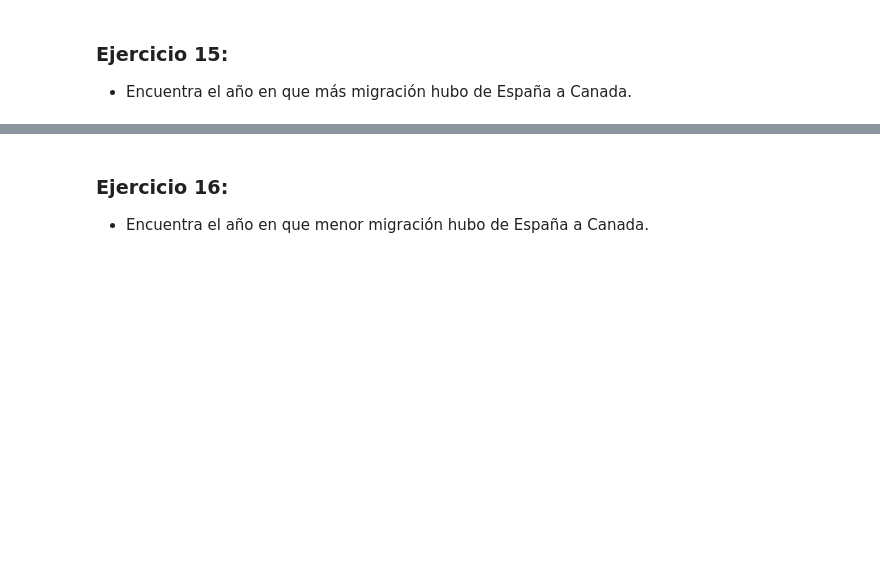
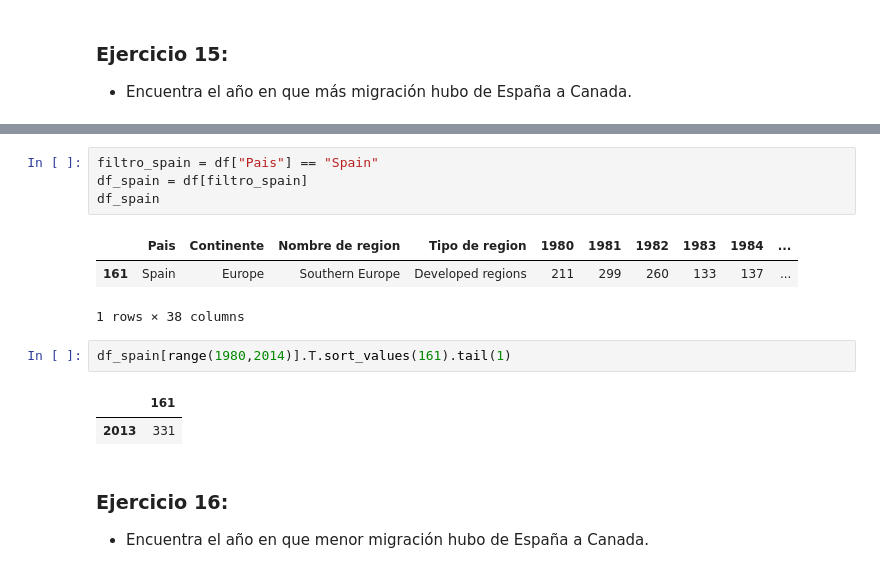
Before and after one commit to Noelia-MS/Ejercicios-Noelia, a Jupyter notebook: MOD03_Datascience/03. Notebooks Ejercicios/03.pandas_1.ipynb, the cells around one changed output, grey strips where cells are left out. Drawn from its saved outputs; the diff is of its cells as text; blank space fills up the shorter version.

```diff
--- a/MOD03_Datascience/03. Notebooks Ejercicios/03.pandas_1.ipynb
+++ b/MOD03_Datascience/03. Notebooks Ejercicios/03.pandas_1.ipynb
@@ -217,3 +244,16 @@ dtype: int64
+# %%
+filtro_spain = df["Pais"] == "Spain"
+df_spain = df[filtro_spain]
+df_spain
+# %% [output]
+|  | Pais | Continente | Nombre de region | Tipo de region | 1980 | 1981 | 1982 | 1983 | 1984 | ... |
+| 161 | Spain | Europe | Southern Europe | Developed regions | 211 | 299 | 260 | 133 | 137 | ... |
+1 rows × 38 columns
+# %%
+df_spain[range(1980,2014)].T.sort_values(161).tail(1)
+# %% [output]
+|  | 161 |
+| 2013 | 331 |
 # %% [markdown]
 ### Ejercicio 16:
 - Encuentra el año en que menor migración hubo de España a Canada.
```
Also changed, not shown: parts of 51 cells of this notebook, 2 other files.
